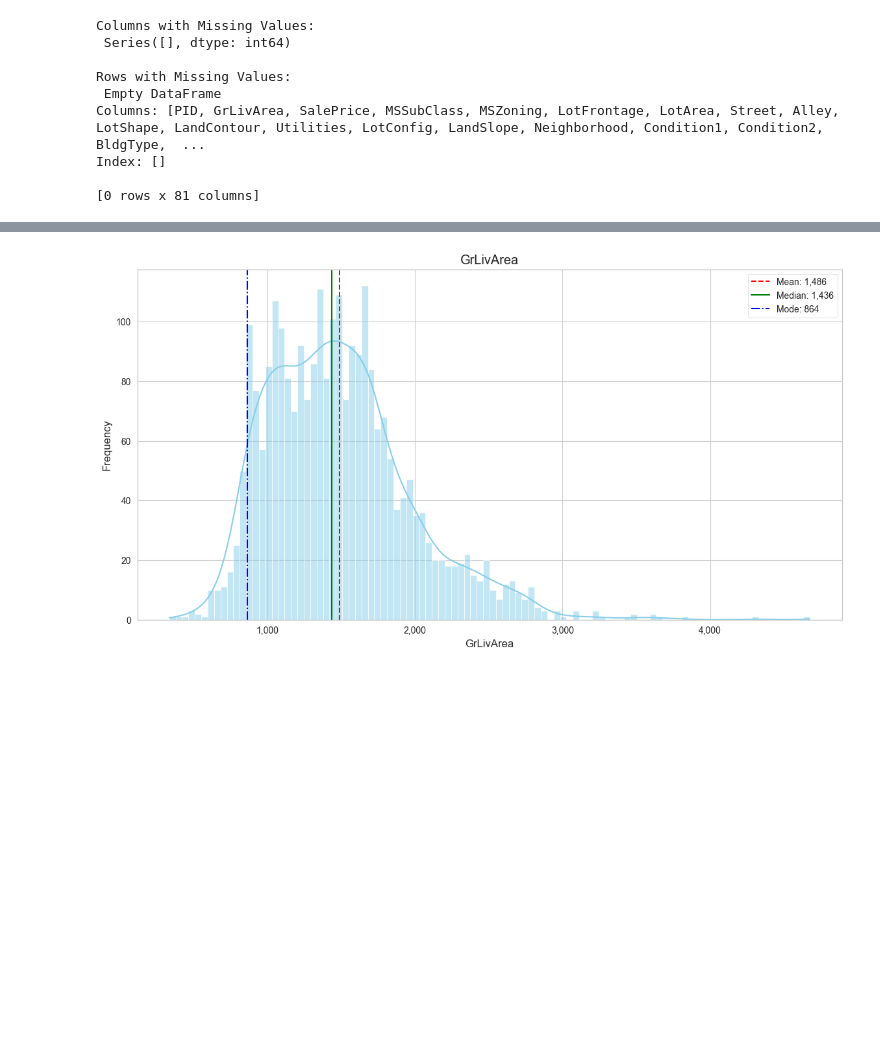
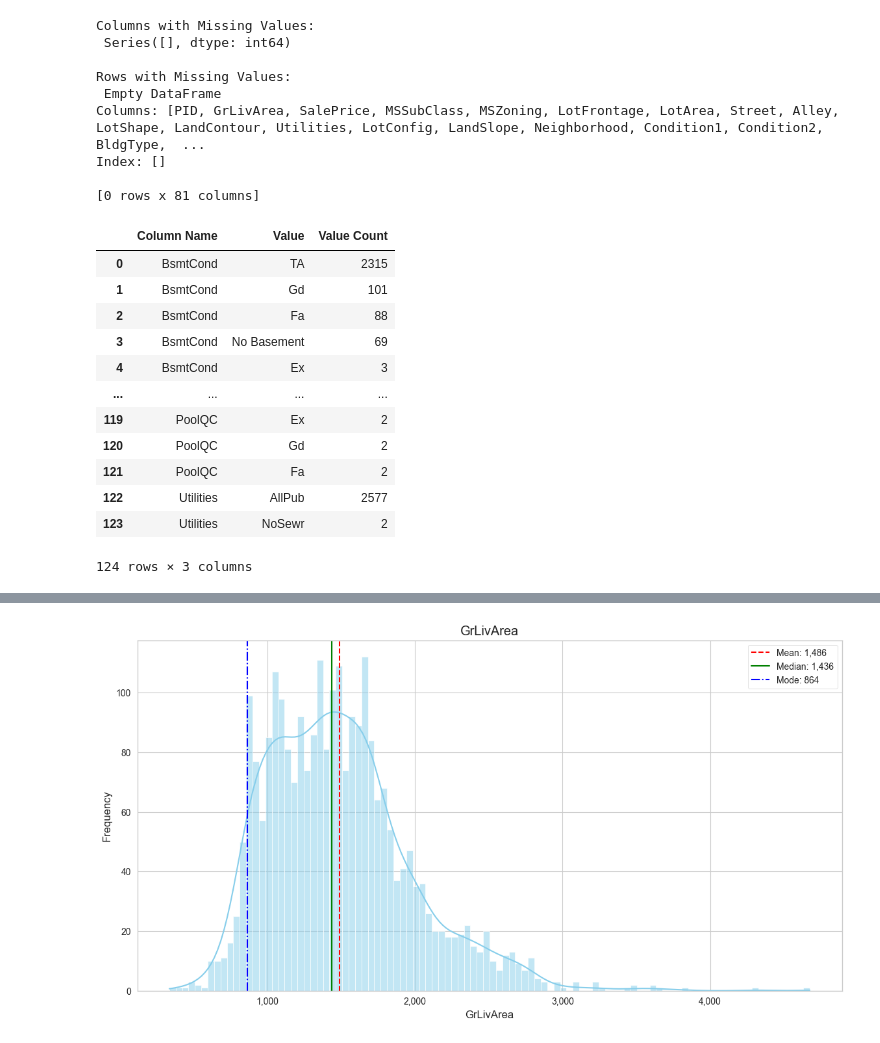
Before and after one commit to edwardweldon100/Machine-Learning-Project, a Jupyter notebook: Machine Learning Project.ipynb, the cells around one changed output, grey strips where cells are left out. Saved outputs shown, nothing was run; the diff lists cells and outputs as text; code cells hidden in the pictures; blank space fills up the shorter version.

```diff
--- a/Machine Learning Project.ipynb
+++ b/Machine Learning Project.ipynb
@@ -32,7 +32,7 @@ Ames.head() #1st 5 rows
 5 rows × 82 columns
 # %%
 #drop extra unnamed column
-Ames.drop('Unnamed: 0', axis=1, inplace=True)
+Ames = Ames.drop('Unnamed: 0', axis=1)
 # %%
 Ames_Data_Types = pd.DataFrame({'Column': Ames.columns, 'Data Type': Ames.dtypes.values})
 #Ames_Data_Types.to_csv('Ames_Data_Types.csv', index=False)  #Export, only needed once
@@ -62,7 +62,7 @@ Column List
 
 [2 rows x 81 columns]
 # %%
-Ames.drop_duplicates(keep = 'first', inplace=True)
+Ames = Ames.drop_duplicates(keep = 'first')
 print('\nDuplicate Rows:\n', Ames[Ames.duplicated(keep=False)]) #duplicate rows
 # %% [output]
 Duplicate Rows:
@@ -252,3 +135,0 @@ Ames.loc[missing_rows, 'GarageCond'] = Ames.loc[missing_rows].apply(
-# %%
-Ames.loc[Ames['BsmtFinType1'].isnull() & Ames['BsmtFinType2'].isnull(), 'BsmtFinType2'] = 'No Basement'
-Ames['BsmtFinType2'].fillna(Ames['BsmtFinType2'].dropna().mode().iloc[0], inplace=True)
@@ -331,7 +297,48 @@ Ames_Columns_Numeric = Ames[[
     '1stFlrSF', '2ndFlrSF', '3SsnPorch', 'BedroomAbvGr', 'BsmtFinSF1', 'BsmtFinSF2',
     'BsmtFullBath', 'BsmtHalfBath', 'BsmtUnfSF', 'EnclosedPorch', 'Fireplaces', 'FullBath',
     'GarageArea', 'GarageCars', 'GarageYrBlt', 'GrLivArea', 'HalfBath', 'KitchenAbvGr',
-    'LotArea', 'LotFrontage', 'LowQualFinSF', 'MasVnrArea', 'MiscVal', 'MoSold', 'OpenPorchSF',
-    'PoolArea', 'ScreenPorch', 'TotalBsmtSF', 'TotRmsAbvGrd', 'WoodDeckSF',
-    'YearBuilt', 'YearRemodAdd', 'YrSold']
-    ]
+    'LotArea', 'LotFrontage', 'LowQualFinSF', 'MasVnrArea', 'MiscVal', 'MoSold',
+    'OpenPorchSF', 'PoolArea', 'ScreenPorch', 'TotalBsmtSF', 'TotRmsAbvGrd', 'WoodDeckSF',
+    'YearBuilt', 'YearRemodAdd', 'YrSold'
+]]
+Ames_Columns_Ordinal = Ames[[
+    'BsmtCond', 'BsmtExposure', 'BsmtFinType1', 'BsmtFinType2', 'BsmtQual',
+    'Electrical', 'ExterCond', 'ExterQual', 'Fence', 'FireplaceQu', 'Functional',
+    'GarageCond', 'GarageFinish', 'GarageQual', 'HeatingQC', 'KitchenQual',
+    'LandSlope', 'LotShape', 'OverallCond', 'OverallQual', 'PavedDrive',
+    'PoolQC', 'Utilities'
+]]
+Ames_Columns_Nominal = Ames[[
+    'Alley', 'BldgType', 'CentralAir', 'Condition1', 'Condition2',
+    'Exterior1st', 'Exterior2nd', 'Foundation', 'GarageType', 'Heating',
+    'HouseStyle', 'LandContour', 'LotConfig', 'MasVnrType', 'MiscFeature',
+    'MSSubClass', 'MSZoning', 'Neighborhood', 'RoofMatl', 'RoofStyle',
+    'SaleCondition', 'SaleType', 'Street'
+]].astype(str)
+# %%
+value_count_list = []
+for col in Ames_Columns_Ordinal.columns:
+    counts = Ames_Columns_Ordinal[col].value_counts(dropna=False)
+    temp_df = pd.DataFrame({
+        'Column Name': col,
+        'Value': counts.index,
+        'Value Count': counts.values
+    })
+    value_count_list.append(temp_df)
+Ames_Ordinal_ValueCounts = pd.concat(value_count_list, ignore_index=True)
+Ames_Ordinal_ValueCounts
+#Ames_Ordinal_ValueCounts.to_csv('Ames_Ordinal_ValueCounts.csv', index=False)
+# %% [output]
+|  | Column Name | Value | Value Count |
+| 0 | BsmtCond | TA | 2315 |
+| 1 | BsmtCond | Gd | 101 |
+| 2 | BsmtCond | Fa | 88 |
+| 3 | BsmtCond | No Basement | 69 |
+| 4 | BsmtCond | Ex | 3 |
+| ... | ... | ... | ... |
+| 119 | PoolQC | Ex | 2 |
+| 120 | PoolQC | Gd | 2 |
+| 121 | PoolQC | Fa | 2 |
+| 122 | Utilities | AllPub | 2577 |
+| 123 | Utilities | NoSewr | 2 |
+124 rows × 3 columns
```
Also changed, not shown: parts of 20 cells of this notebook.
